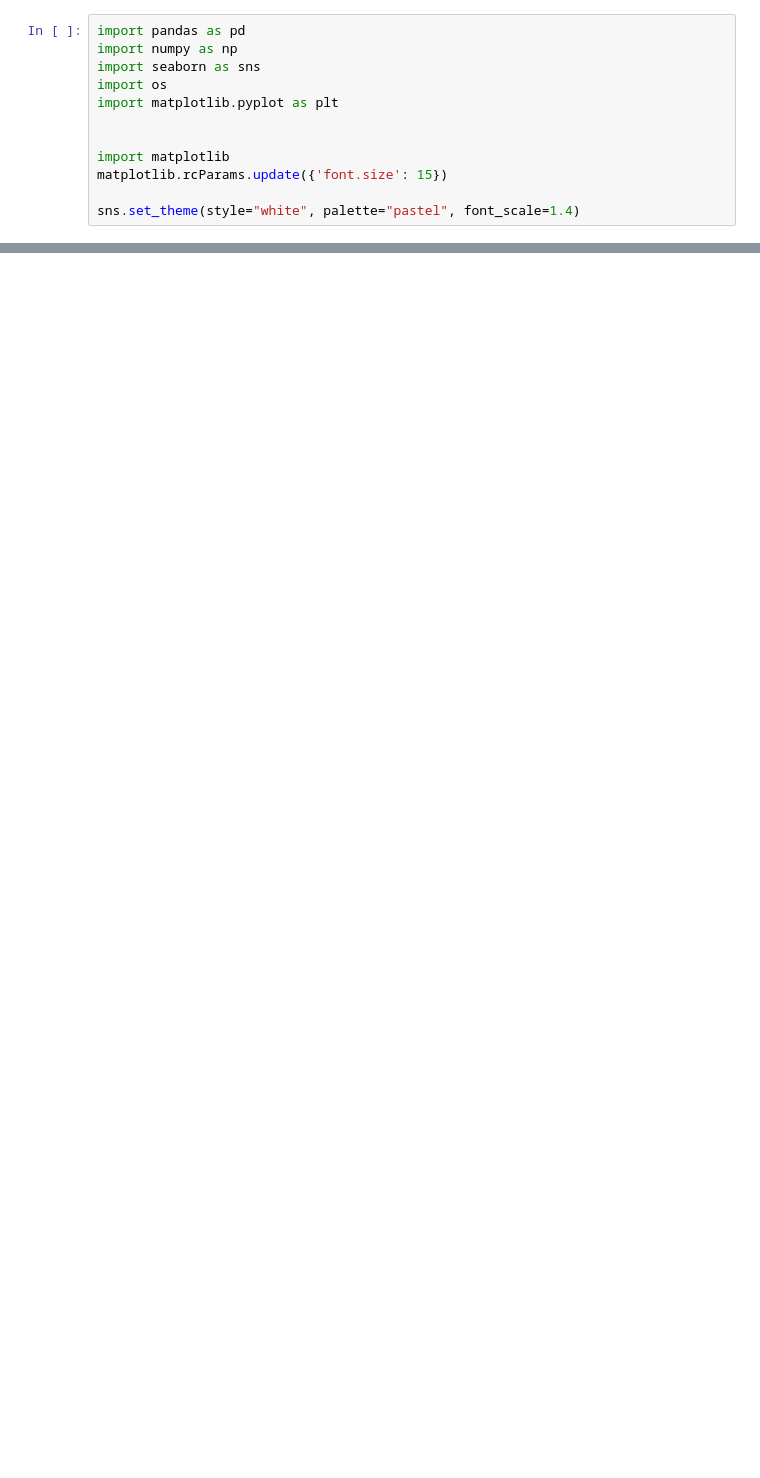
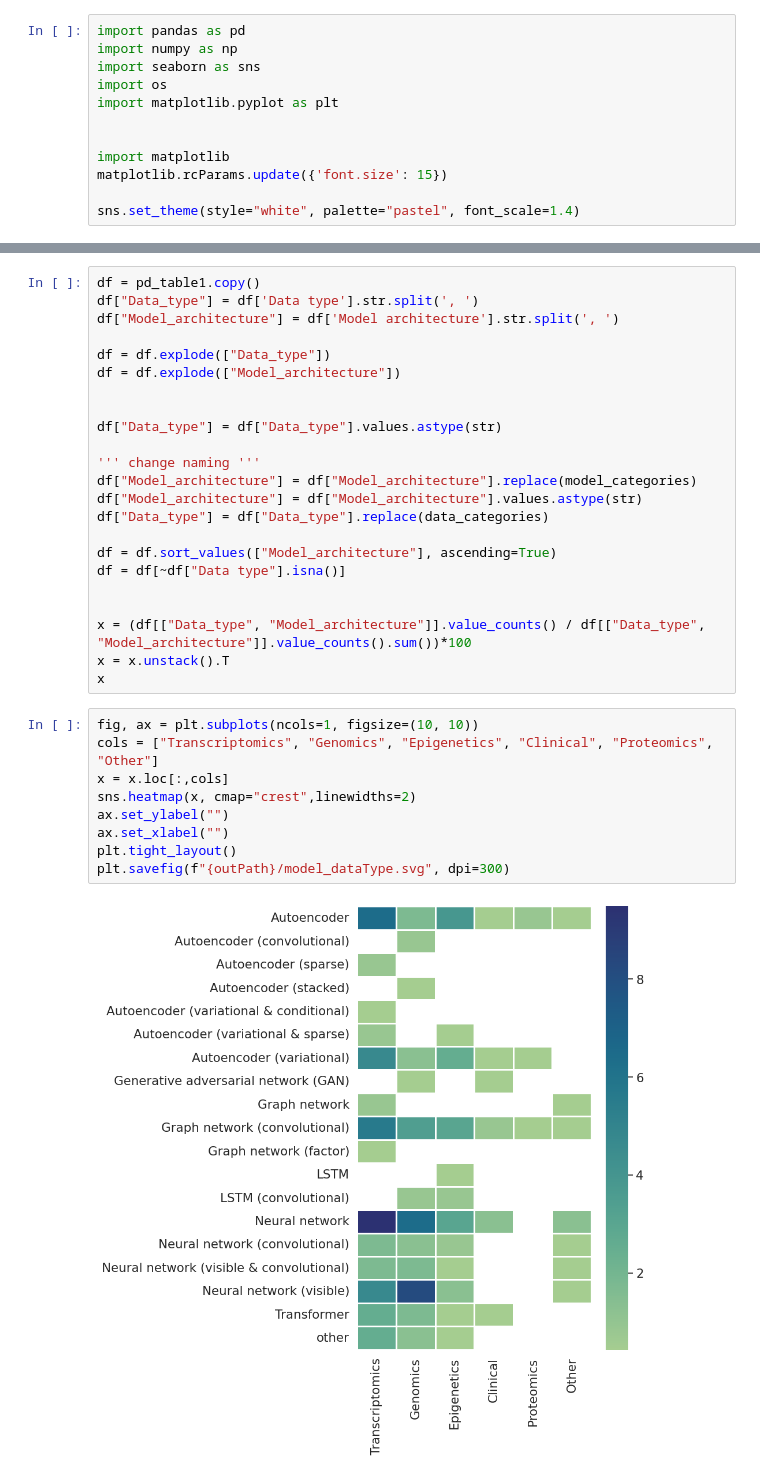
Before and after one commit to sonjakatz/reviewInterpretability_figures, a Jupyter notebook: models_datatype.ipynb, the cells around one changed output, grey strips where cells are left out. Saved outputs shown, nothing was run; the diff lists cells and outputs as text; blank space fills up the shorter version.

```diff
--- a/models_datatype.ipynb
+++ b/models_datatype.ipynb
@@ -103,0 +103,34 @@ plot
+# %%
+df = pd_table1.copy()
+df["Data_type"] = df['Data type'].str.split(', ')
+df["Model_architecture"] = df['Model architecture'].str.split(', ')
+
+df = df.explode(["Data_type"])
+df = df.explode(["Model_architecture"])
+
+
+df["Data_type"] = df["Data_type"].values.astype(str)
+
+''' change naming '''
+df["Model_architecture"] = df["Model_architecture"].replace(model_categories)
+df["Model_architecture"] = df["Model_architecture"].values.astype(str)
+df["Data_type"] = df["Data_type"].replace(data_categories)
+
+df = df.sort_values(["Model_architecture"], ascending=True)
+df = df[~df["Data type"].isna()]
+
+
+x = (df[["Data_type", "Model_architecture"]].value_counts() / df[["Data_type", "Model_architecture"]].value_counts().sum())*100
+x = x.unstack().T
+x
+# %%
+fig, ax = plt.subplots(ncols=1, figsize=(10, 10))
+cols = ["Transcriptomics", "Genomics", "Epigenetics", "Clinical", "Proteomics", "Other"]
+x = x.loc[:,cols]
+sns.heatmap(x, cmap="crest",linewidths=2)
+ax.set_ylabel("")
+ax.set_xlabel("")
+plt.tight_layout()
+plt.savefig(f"{outPath}/model_dataType.svg", dpi=300)
+# %% [output]
+[figure, added]
```
Also changed, not shown: parts of 6 cells of this notebook, 22 other files.
